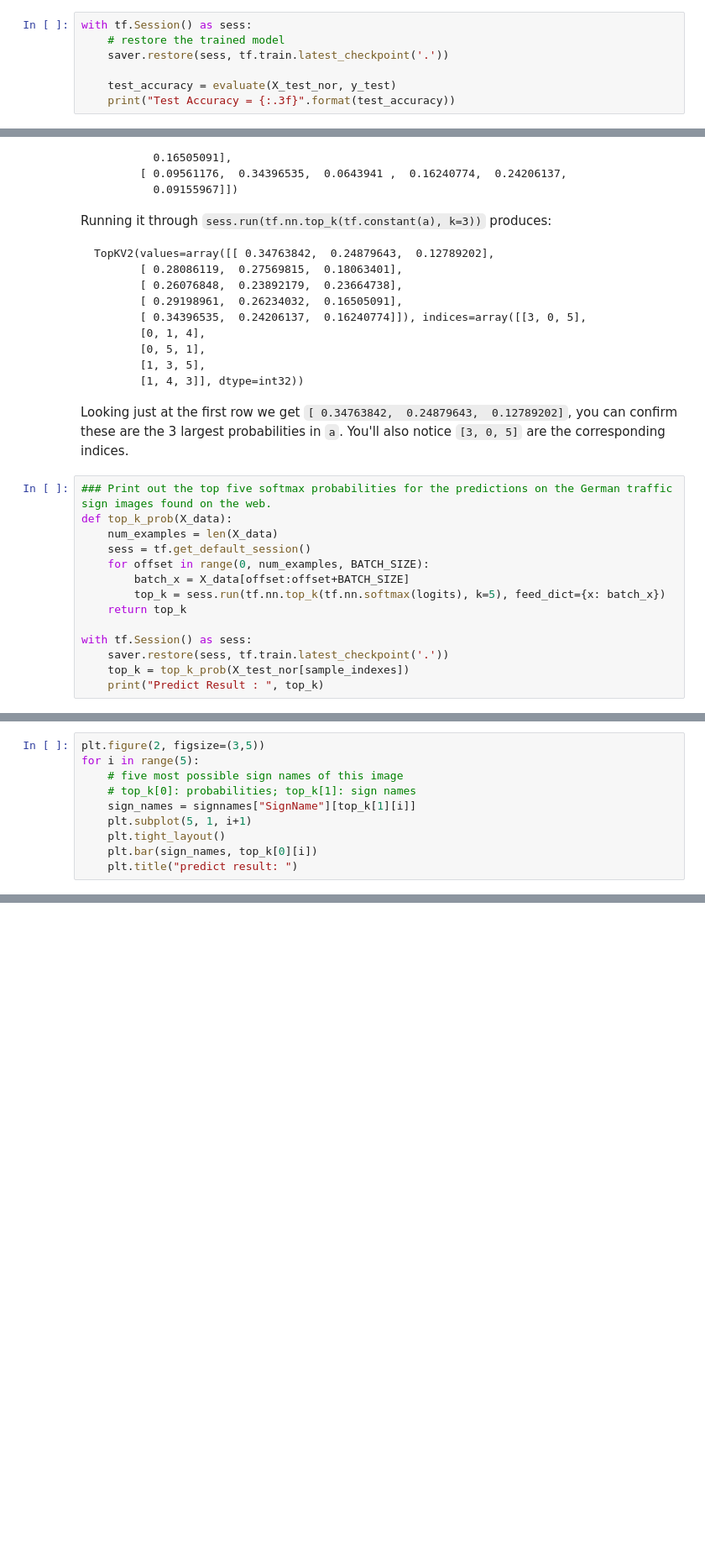
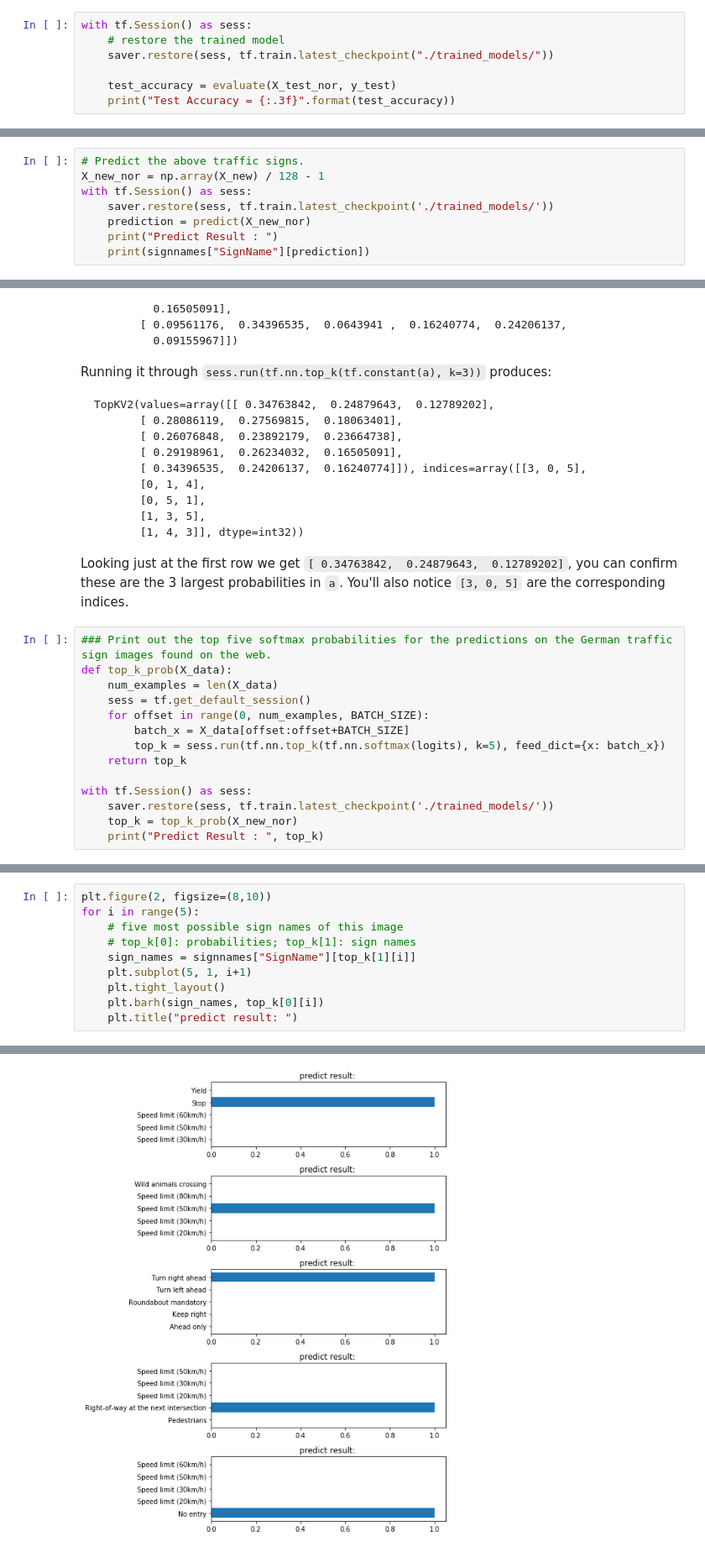
Before and after one commit to nqiao/Traffic-Sign-Classifier, a Jupyter notebook: Traffic_Sign_Classifier.ipynb, the cells around one changed output, grey strips where cells are left out. Shown: that part at 84% size. Drawn from its saved outputs; the diff is of its cells as text; blank space fills up the shorter version.

```diff
--- a/Traffic_Sign_Classifier.ipynb
+++ b/Traffic_Sign_Classifier.ipynb
@@ -466,7 +473,7 @@ nor, 100epoch, no drop out, 3x3, weighted_loss: 92%
 # %%
 with tf.Session() as sess:
     # restore the trained model
-    saver.restore(sess, tf.train.latest_checkpoint('.'))
+    saver.restore(sess, tf.train.latest_checkpoint("./trained_models/"))
 
     test_accuracy = evaluate(X_test_nor, y_test)
     print("Test Accuracy = {:.3f}".format(test_accuracy))
@@ -525,0 +547,8 @@ NotFoundError: Key Variable_117/Adam_1 not found in checkpoint
+# %%
+# Predict the above traffic signs.
+X_new_nor = np.array(X_new) / 128 - 1
+with tf.Session() as sess:
+    saver.restore(sess, tf.train.latest_checkpoint('./trained_models/'))
+    prediction = predict(X_new_nor)
+    print("Predict Result : ")
+    print(signnames["SignName"][prediction])
@@ -582,7 +618,7 @@ def top_k_prob(X_data):
     return top_k
 
 with tf.Session() as sess:
-    saver.restore(sess, tf.train.latest_checkpoint('.'))
-    top_k = top_k_prob(X_test_nor[sample_indexes])
+    saver.restore(sess, tf.train.latest_checkpoint('./trained_models/'))
+    top_k = top_k_prob(X_new_nor)
     print("Predict Result : ", top_k)
 # %% [output]
@@ -604,11 +640,11 @@ Predict Result :  TopKV2(values=array([[  8.10171187e-01,   1.21627234e-01,   3.
 # %%
-plt.figure(2, figsize=(3,5))
+plt.figure(2, figsize=(8,10))
 for i in range(5):
     # five most possible sign names of this image
     # top_k[0]: probabilities; top_k[1]: sign names
     sign_names = signnames["SignName"][top_k[1][i]]
     plt.subplot(5, 1, i+1)
     plt.tight_layout()
-    plt.bar(sign_names, top_k[0][i])
+    plt.barh(sign_names, top_k[0][i])
     plt.title("predict result: ")
 # %% [output]
@@ -617,3 +651,4 @@ NameError: name 'top_k' is not defined
+[figure, added]
 # %% [markdown]
 ### Project Writeup
 
```
Also changed, not shown: parts of 24 cells of this notebook, 15 other files.
